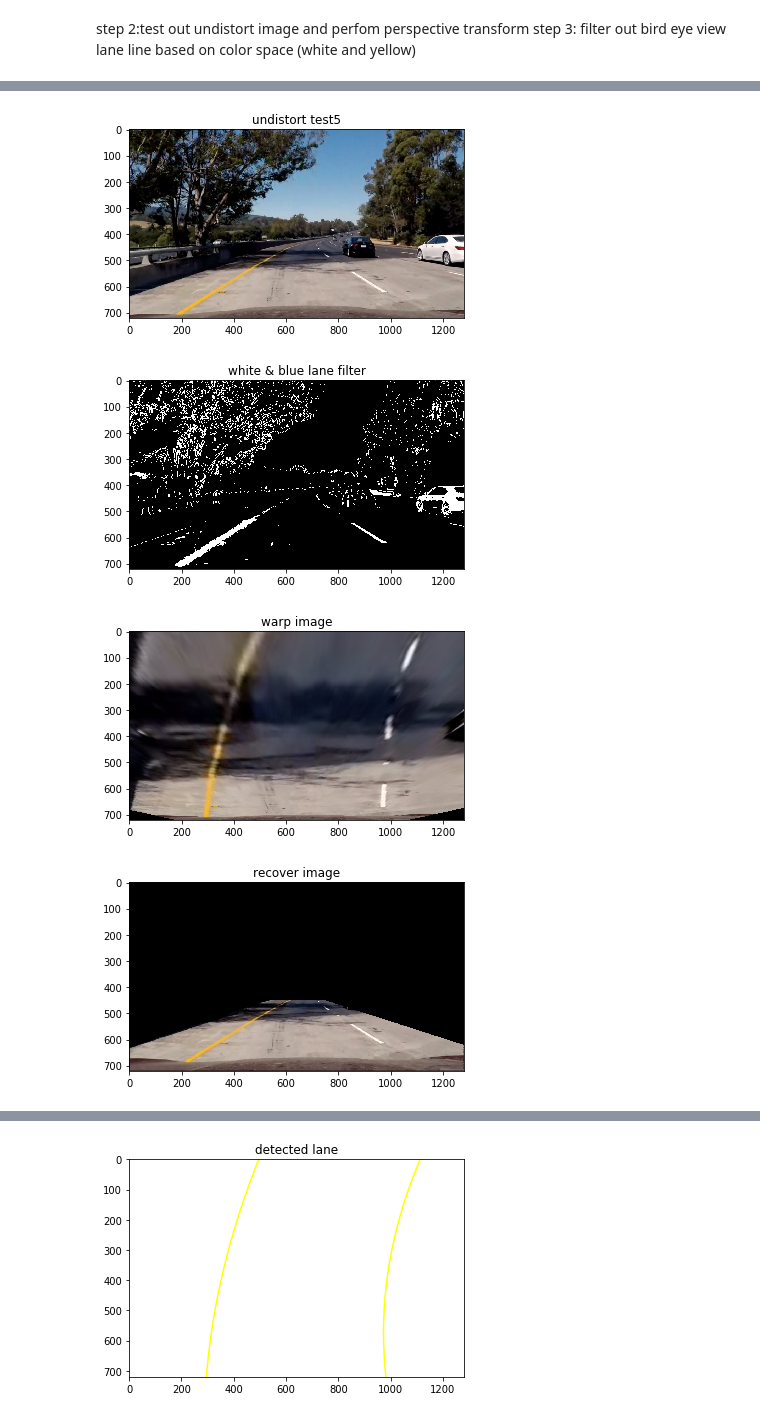
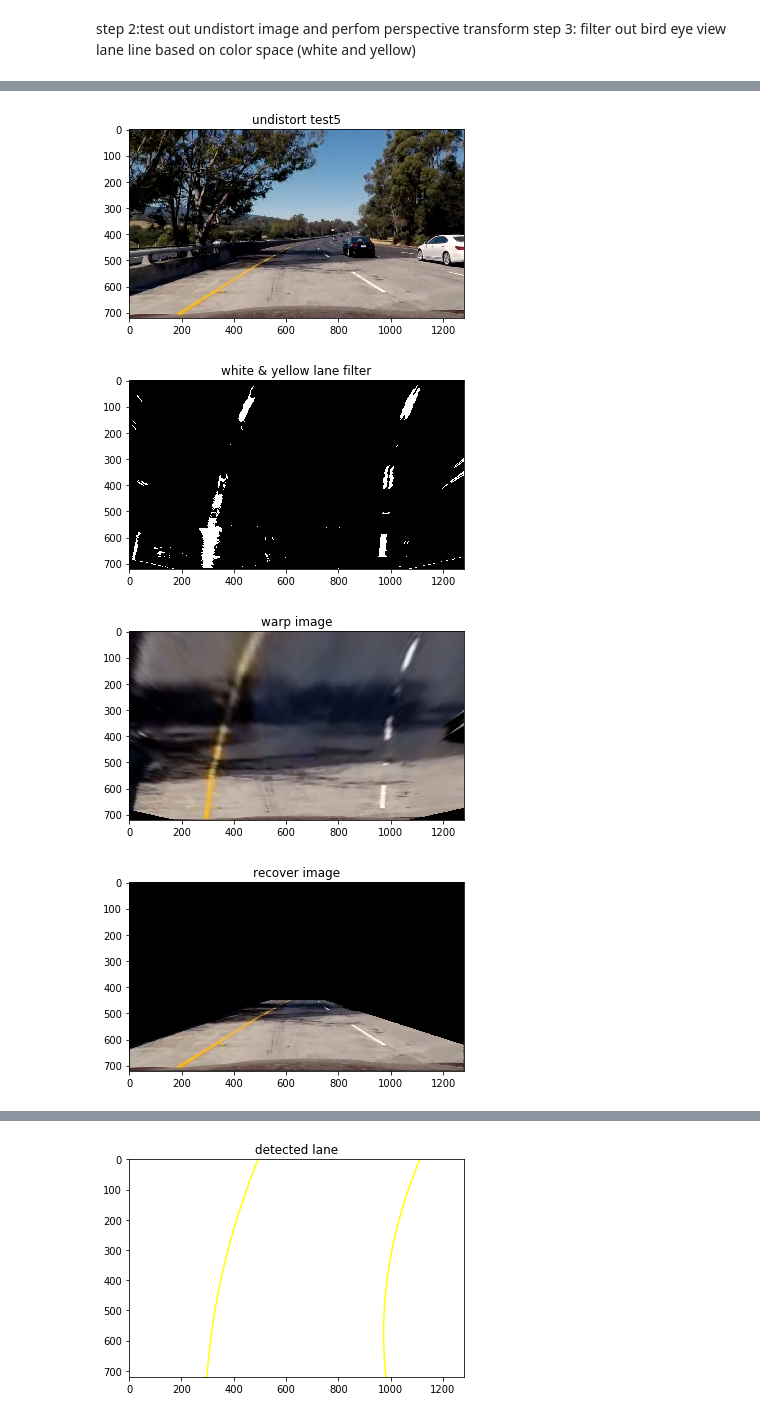
Before and after one commit to chenqin/CarND-Advanced-Lane-Lines, a Jupyter notebook: advanced_lane_lines.ipynb, the cells around one changed output, grey strips where cells are left out. Saved outputs shown, nothing was run; the diff lists cells and outputs as text; code cells hidden in the pictures.

Commit message:
fix first frame issue, do prospective change before lane detection

```diff
--- a/advanced_lane_lines.ipynb
+++ b/advanced_lane_lines.ipynb
@@ -179,6 +180,17 @@ plt.title("undistort test5")
 plt.imshow(undistort_image)
 plt.show()
 cv2.imwrite("output_images/undistort-test5.jpg", cv2.cvtColor(undistort_image,cv2.COLOR_BGR2RGB))
+
+
+#do prospective transformation
+#lane mask from fist hw
+src = np.float32([[585, 450], [203, 720], [1127, 720], [695, 450]])
+
+dst = np.float32([[320, 0], [320, 720], [960,720], [960, 0]])
+
+M = cv2.getPerspectiveTransform(src, dst)
+M_prime = cv2.getPerspectiveTransform(dst, src)
+
 
 def thresh(img, thresh_min, thresh_max):
     ret = np.zeros_like(img)
@@ -228,53 +240,39 @@ def filter_lane_color(img):
 
     return binary
 
-binary_1 = filter_lane_color(undistort_image)
-plt.title("white & blue lane filter")
+binary_1 = filter_lane_color(cv2.warpPerspective(undistort_image, M, img_size, flags=cv2.INTER_LINEAR))
+plt.title("white & yellow lane filter")
 plt.imshow(binary_1,cmap ='gray')
 plt.show()
 cv2.imwrite('output_images/color_filter.jpg',(np.dstack((binary_1,binary_1,binary_1))*255).astype(np.uint8))
 
-#do prospective transformation
-#lane mask from fist hw
-src = np.float32([[585, 450], [203, 720], [1127, 720], [695, 450]])
-
-dst = np.float32([[320, 0], [320, 720], [960,720], [960, 0]])
-
-M = cv2.getPerspectiveTransform(src, dst)
-M_prime = cv2.getPerspectiveTransform(dst, src)
-
-warped = cv2.warpPerspective(imgRGB, M, img_size, flags=cv2.INTER_LINEAR)
+#wrap prospective of undistort image
+warped = cv2.warpPerspective(undistort_image, M, img_size, flags=cv2.INTER_LINEAR)
 recover = cv2.warpPerspective(warped, M_prime, img_size, flags=cv2.INTER_LINEAR)
 
 plt.title("warp image")
 plt.imshow(warped)
 plt.show()
 cv2.imwrite("output_images/warped-test5.jpg", cv2.cvtColor(warped,cv2.COLOR_BGR2RGB))
 
 plt.title("recover image")
 plt.imshow(recover)
 plt.show()
 cv2.imwrite("output_images/recover-test5.jpg", cv2.cvtColor(recover,cv2.COLOR_BGR2RGB))
 
 
-def get_bird_eye_binary_wrap(img, M=M, M_prime=M_prime, mtx=mtx, dist=dist):
-    binary = filter_lane_color(img)
-    img_size = (binary.shape[1], binary.shape[0])
-    binary_warped = cv2.warpPerspective(binary, M, img_size, flags=cv2.INTER_LINEAR)
-    return binary_warped
-
-binary_warped = get_bird_eye_binary_wrap(imgRGB)
+binary_warped = filter_lane_color(warped)
 
 binary_recover = cv2.warpPerspective(binary_warped, M_prime, img_size, flags=cv2.INTER_LINEAR)
 plt.title("bird view of binary lane")
 plt.imshow(binary_warped,cmap ='gray')
 
 plt.show()
 plt.title("recovered binary lane")
 plt.imshow(binary_recover,cmap ='gray')
 plt.show()
 # %% [output]
 [figure]
-[figure, old version]
+[figure, new version]
-[figure, old version]
+[figure, new version]
-[figure, old version]
+[figure, new version]
```
Also changed, not shown: parts of 8 cells of this notebook, 6 other files.
